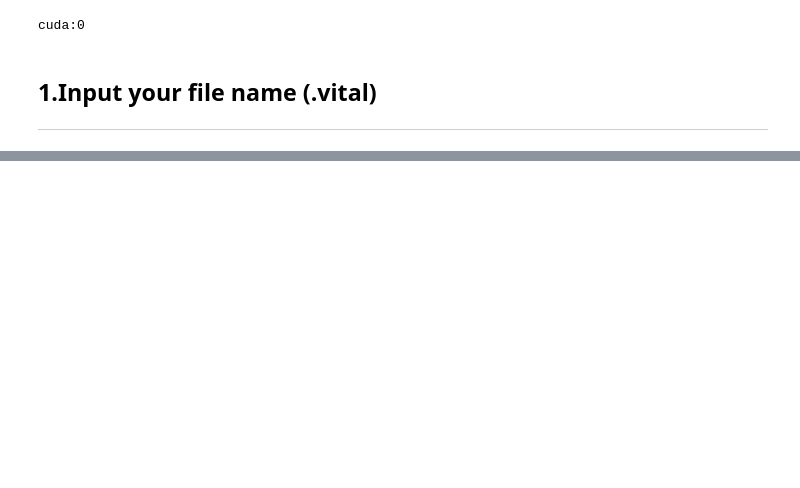
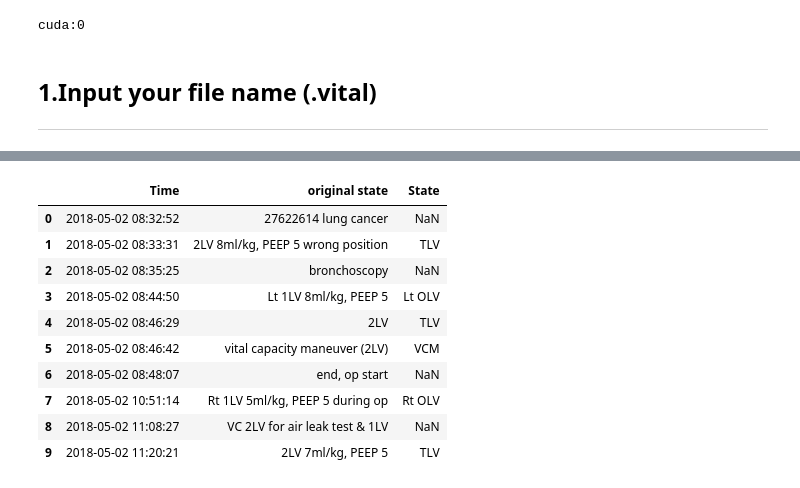
Before and after one commit to kevinkwshin/VitalDB-Extractor, a Jupyter notebook: VitalDB_signal extractor_180831+preprocessing_AWP.ipynb, the cells around one changed output, grey strips where cells are left out. Drawn from its saved outputs; the diff is of its cells as text; code cells hidden in the pictures; blank space fills up the shorter version.

```diff
--- a/VitalDB_signal extractor_180831+preprocessing_AWP.ipynb
+++ b/VitalDB_signal extractor_180831+preprocessing_AWP.ipynb
@@ -261,0 +201,89 @@ df_dict
+# %%
+
+# fnamelist = ['F-07_180425_080352',         # the name of .vital file
+# 'F-07_180425_095850',         # the name of .vital file
+# 'F-07_180425_130337',        # the name of .vital file  # no good
+# 'F-07_180502_145342',        # the name of .vital file
+# 'F-07_180502_081156',         # the name of .vital file
+# 'F-07_180509_080725',         # the name of .vital file
+# 'F-07_180523_081444',         # the name of .vital file
+# 'F-07_180523_120151',         # the name of .vital file
+# 'F-07_180529_080912',         # the name of .vital file
+# 'F-07_180530_080829',         # the name of .vital file
+# 'F-07_180620_082056_52917604_Wedge resection',         # the name of .vital file _no CO2
+# 'F-07_180627_081312_54963627_lungcaLLL',         # no good
+# 'F-07_180627_104459_54982921_ung cancer RUL, emphysema', # GOOD breathing! noise should be remove!
+# 'F-07_180629_080515_20130400_lung cancer RUL', # GOOD
+# 'F-07_180704_081003_54379493_wedge resection', # so so
+# 'F-07_180704_124141_31796862_wedge resection', # no good
+# 'F-07_180711_080442_26855435_RMLobectomy_PFT normal', # no good
+# 'F-07_180711_111006_54998212_segmentectomy_mild restrictive pattern', # no good
+# 'F-07_180725_080513_42619237_wedge resection_normal PFT', # no good
+# 'F-07_180725_101446_55108959_lobectomy_mild obstructive pattern', # no good
+# 'F-07_180725_132812_55288165_lobectomy_normal PFT emphysema on CT', # no good
+# 'F-07_180727_082222_46956370_wedge resection_normal PFT', # no good
+# 'F-07_180727_113039_50796849_wedge resection_normal PFT', # no good
+# 'F-07_180808_080457_53218975_GGN, LLL', # no good
+# 'F-07_180809_080641_55323501_lung ca RUL', # no good
+# 'F-07_180822_125001_32911260_RML lung cancer', # no good
+# 'F-07_180822_151047_48084372 _lung cancer RUL' # no good]
+
+# print(len(fnamelist))
+
+# fname = 'F-07_180425_080352'         # the name of .vital file
+# fname = 'F-07_180425_095850'         # the name of .vital file
+# fname = 'F-07_180425_130337'         # the name of .vital file  # no good
+fname = 'F-07_180502_081156'         # the name of .vital file
+# fname = 'F-07_180502_145342'         # the name of .vital file
+# fname = 'F-07_180509_080725'         # the name of .vital file
+# fname = 'F-07_180523_081444'         # the name of .vital file
+# fname = 'F-07_180523_120151'         # the name of .vital file
+# fname = 'F-07_180529_080912'         # the name of .vital file
+# fname = 'F-07_180530_080829'         # the name of .vital file
+# fname = 'F-07_180620_082056_52917604_Wedge resection'         # the name of .vital file _no CO2
+# fname = 'F-07_180627_081312_54963627_lungcaLLL'         # no good
+# fname = 'F-07_180627_104459_54982921_ung cancer RUL, emphysema' # GOOD breathing! noise should be remove!
+# fname = 'F-07_180629_080515_20130400_lung cancer RUL' # GOOD
+# fname = 'F-07_180704_081003_54379493_wedge resection' # so so
+# fname = 'F-07_180704_124141_31796862_wedge resection' # no good
+# fname = 'F-07_180711_080442_26855435_RMLobectomy_PFT normal' # no good
+# fname = 'F-07_180711_111006_54998212_segmentectomy_mild restrictive pattern' # no good
+# fname = 'F-07_180725_080513_42619237_wedge resection_normal PFT' # no good
+# fname = 'F-07_180725_101446_55108959_lobectomy_mild obstructive pattern' # no good
+# fname = 'F-07_180725_132812_55288165_lobectomy_normal PFT emphysema on CT' # no good
+# fname = 'F-07_180727_082222_46956370_wedge resection_normal PFT' # no good
+# fname = 'F-07_180727_113039_50796849_wedge resection_normal PFT' # no good
+# fname = 'F-07_180808_080457_53218975_GGN, LLL' # no good
+# fname = 'F-07_180809_080641_55323501_lung ca RUL' # no good
+# fname = 'F-07_180822_125001_32911260_RML lung cancer' # no good
+# fname = 'F-07_180822_151047_48084372 _lung cancer RUL' # no good
+
+# device0 : DI-1120
+device0_name   = 'DI-1120'
+device0_signal = ['VOLT']
+#  blank if no signal to input []
+
+# device1 : Intellivue
+device1_name   = 'Intellivue'
+device1_signal = []
+#  blank if no signal to input [] or ['XX','XXX']
+
+# device2 : Primus
+device2_name   = 'Primus'
+device2_signal = ['AWP']
+#  blank if no signal to input []
+
+# devicedis = pd.read_csv('resource/vitalDB_device.csv')
+# devicedis
+
+print(len(device0_signal),'signal(s) from',device0_name)
+print(len(device1_signal),'signal(s) from',device1_name)
+print(len(device2_signal),'signal(s) from',device2_name)
+
+# # get header data
+vr_data = vr.vital_reader('data/'+fname+'.vital')
+vr_data.read_header()
+vr_data.read_packets()
+df_dict = pd.read_excel('data/'+fname+'.xlsx', sheet_name='Sheet1')
+df_dict
+# %% [output]
@@ -262,3 +297,14 @@ df_dict
+|  | Time | original state | State |
+| 0 | 2018-05-02 08:32:52 | 27622614 lung cancer | NaN |
+| 1 | 2018-05-02 08:33:31 | 2LV 8ml/kg, PEEP 5 wrong position | TLV |
+| 2 | 2018-05-02 08:35:25 | bronchoscopy | NaN |
+| 3 | 2018-05-02 08:44:50 | Lt 1LV 8ml/kg, PEEP 5 | Lt OLV |
+| 4 | 2018-05-02 08:46:29 | 2LV | TLV |
+| 5 | 2018-05-02 08:46:42 | vital capacity maneuver (2LV) | VCM |
+| 6 | 2018-05-02 08:48:07 | end, op start | NaN |
+| 7 | 2018-05-02 10:51:14 | Rt 1LV 5ml/kg, PEEP 5 during op | Rt OLV |
+| 8 | 2018-05-02 11:08:27 | VC 2LV for air leak test & 1LV | NaN |
+| 9 | 2018-05-02 11:20:21 | 2LV 7ml/kg, PEEP 5 | TLV |
 # %%
 for i in range(0,len(df_dict["Time"])-1):
     if df_dict["State"].isnull()[i] == False:
```
Also changed, not shown: parts of 4 cells of this notebook.
